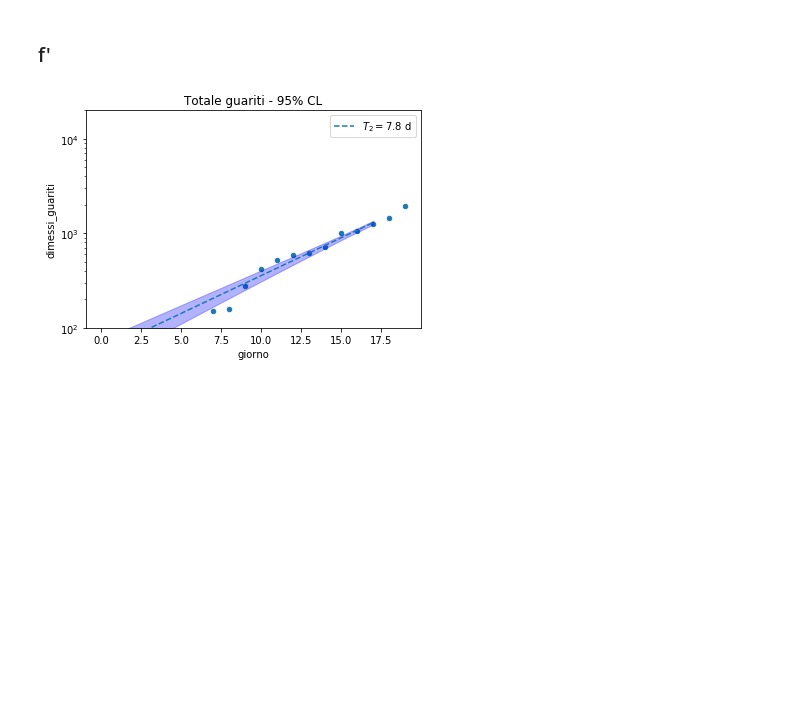
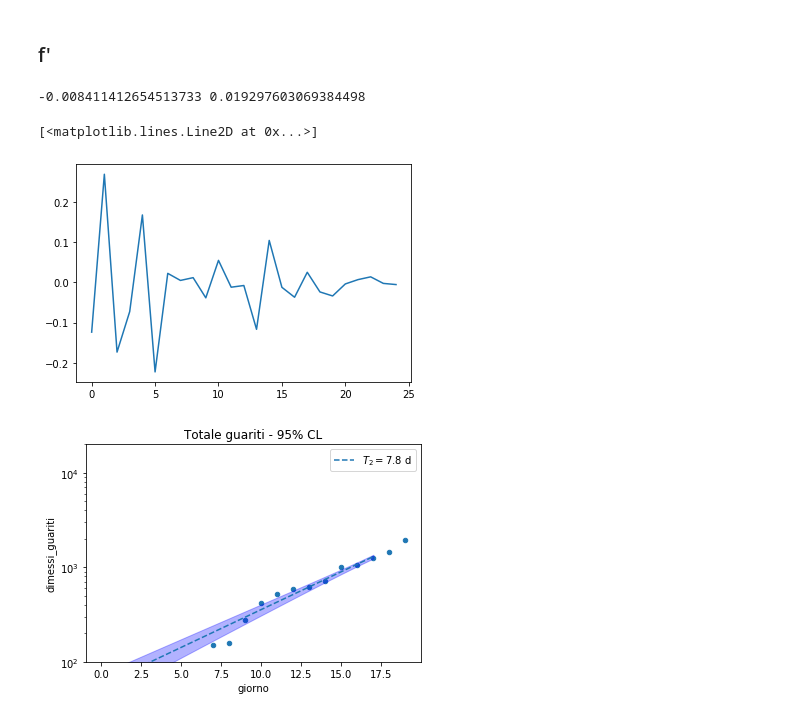
Before and after one commit to albortros/COVID-19, a Jupyter notebook: analysis/COVID.ipynb, the cells around one changed output. Saved outputs shown, nothing was run; the diff lists cells and outputs as text; code cells hidden in the pictures; blank space fills up the shorter version.

```diff
--- a/analysis/COVID.ipynb
+++ b/analysis/COVID.ipynb
@@ -103,5 +103,19 @@ fig.savefig('plot/totale_casi_{}.png'.format(max(df.data).date()), dpi = 300)
 # %% [markdown]
 ### f'
+# %%
+t = df.data.dt.date.values
+
+y = np.log(df.totale_casi.values)
+y2 = y[2:]-2*y[1:-1]+y[:-2]
+
+print( y2.mean(), y2.std()/(np.sqrt(len(y2))))
+
+fig = plt.figure()
+plt.plot(y2)
+# %% [output]
+-0.008411412654513733 0.019297603069384498
+[<matplotlib.lines.Line2D at 0x...>]
+[figure, added]
 # %%
 fig, ax = plt.subplots()
 
```
Also changed, not shown: parts of 4 cells of this notebook, 1 other file.
